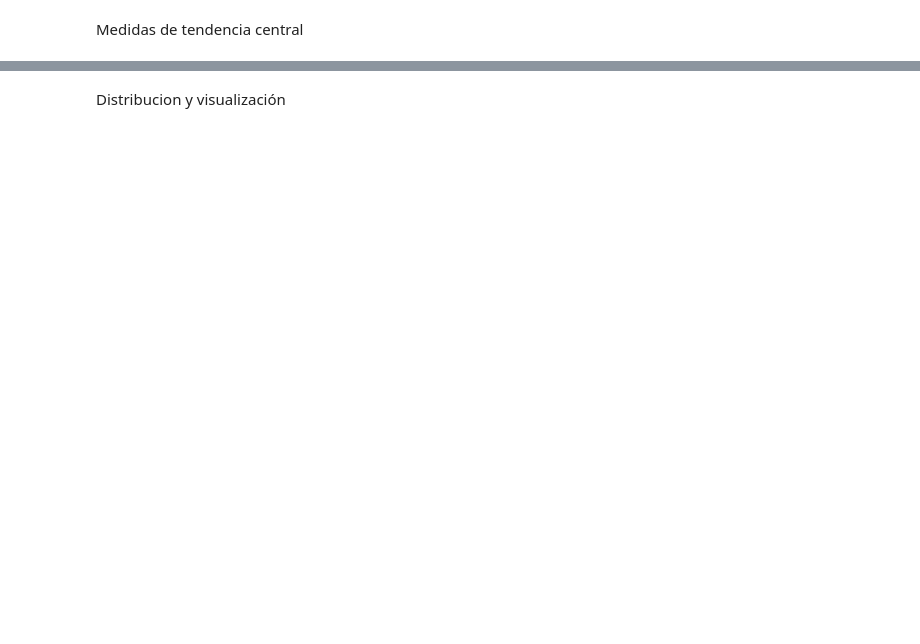
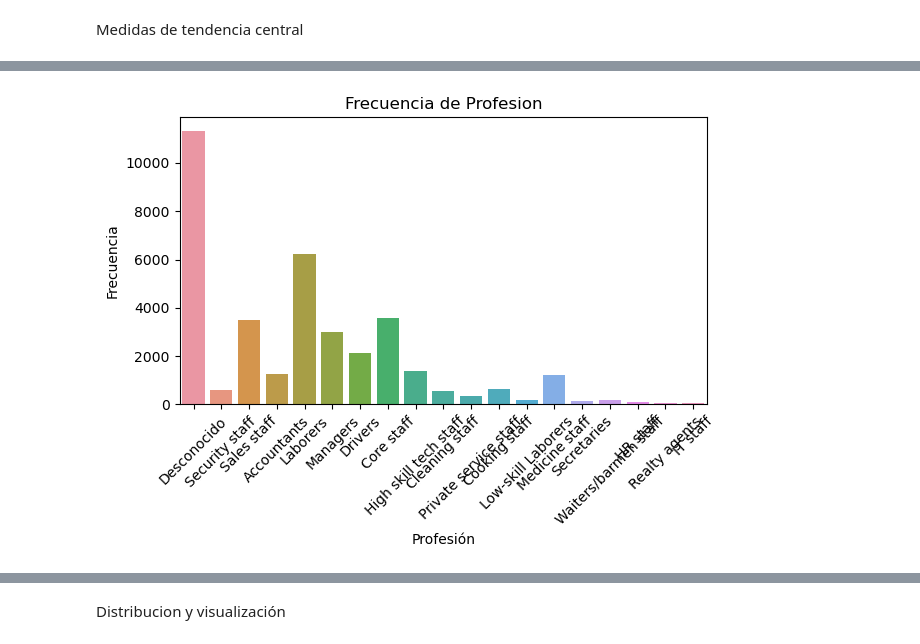
Before and after one commit to ajalca/cbe_customer_classification, a Jupyter notebook: VISA - Grupo 5.ipynb, the cells around one changed output, grey strips where cells are left out. Saved outputs shown, nothing was run; the diff lists cells and outputs as text; code cells hidden in the pictures; blank space fills up the shorter version.

```diff
--- a/VISA - Grupo 5.ipynb
+++ b/VISA - Grupo 5.ipynb
@@ -477,0 +479,9 @@ El 36 % de mujeres no ha indicado que profesión tienen y el 21% de los hombres
+# %%
+def reemplazar_nulos(c):
+    if c.dtype == 'object':
+        return c.apply(lambda x: 'Desconocido' if pd.isnull(x) else x)
+    else:
+        mediana = c.median()
+        return c.apply(lambda x: mediana if pd.isnull(x) else x)
+# %%
+clientes_df = clientes_df.apply(reemplazar_nulos)
@@ -574,0 +657,11 @@ colors=(0.1, 0.2, 0.5, 0.95)
+# %%
+# Gráfico de barras para la columna 'Profesion'
+sns.countplot(x='PROFESION', data=clientes_df)
+plt.title('Frecuencia de Profesion')
+plt.xlabel('Profesión')
+plt.ylabel('Frecuencia')
+plt.xticks(rotation=45)
+plt.tight_layout()
+plt.show()
+# %% [output]
+[figure, added]
```
Also changed, not shown: parts of 46 cells of this notebook.
